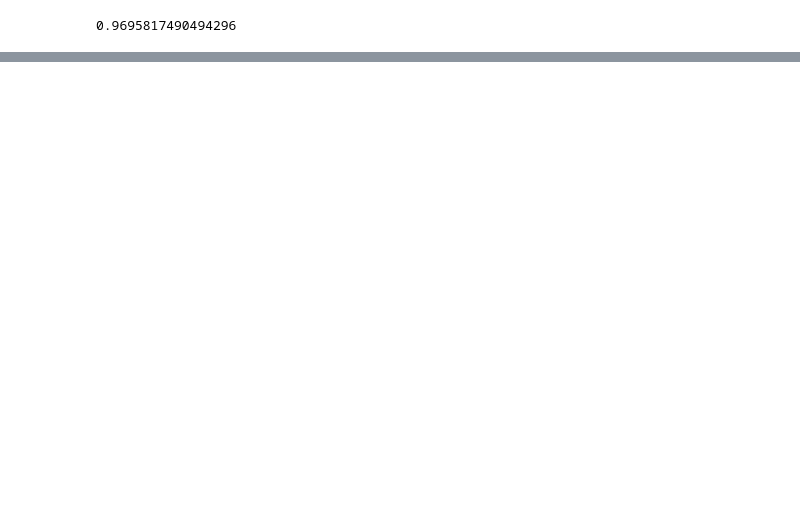
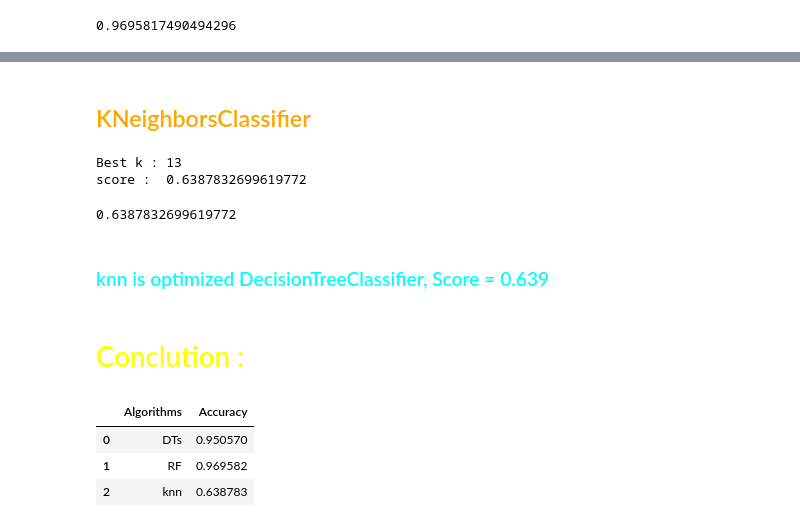
Before and after one commit to NimaPourmoradi/Heart_Attack, a Jupyter notebook: Heart_Attack.ipynb, the cells around one changed output, grey strips where cells are left out. Drawn from its saved outputs; the diff is of its cells as text; code cells hidden in the pictures; blank space fills up the shorter version.

Commit message:
update 2
++ algorithms :
+ KNeighborsClassifier

+ Result

```diff
--- a/Heart_Attack.ipynb
+++ b/Heart_Attack.ipynb
@@ -425,0 +426,41 @@ RF_score
+# %% [markdown]
+## <font color='orange'> KNeighborsClassifier
+# %%
+# Find best parameters for KNeighborsClassifier
+best_acc = 0
+
+for k in range(3, 15, 2) :
+    knn = KNeighborsClassifier(n_neighbors=k, n_jobs=-1).fit(X_train, y_train)
+    y_pred = knn.predict(X_test)
+    score = accuracy_score(y_test, y_pred)
+    if score > best_acc :
+        best_acc = score
+        best_k = k
+print('Best k :', best_k)
+print('score : ', best_acc)
+# %% [output]
+Best k : 13
+score :  0.6387832699619772
+# %%
+knn = knn = KNeighborsClassifier(n_neighbors=13, n_jobs=-1).fit(X_train, y_train)
+y_pred = knn.predict(X_test)
+knn_score = accuracy_score(y_test, y_pred)
+print(knn_score)
+# %% [output]
+0.6387832699619772
+# %% [markdown]
+### <font color='cyan'> knn is optimized DecisionTreeClassifier, Score = 0.639
+# %% [markdown]
+# <font color='yellow'> Conclution :
+# %%
+result = pd.DataFrame({
+    'Algorithms': ['DTs', 'RF', 'knn'],
+    'Accuracy' : [DTs_score, RF_score, knn_score]
+})
+
+result
+# %% [output]
+|  | Algorithms | Accuracy |
+| 0 | DTs | 0.950570 |
+| 1 | RF | 0.969582 |
+| 2 | knn | 0.638783 |
```
Also changed, not shown: parts of 4 cells of this notebook.
